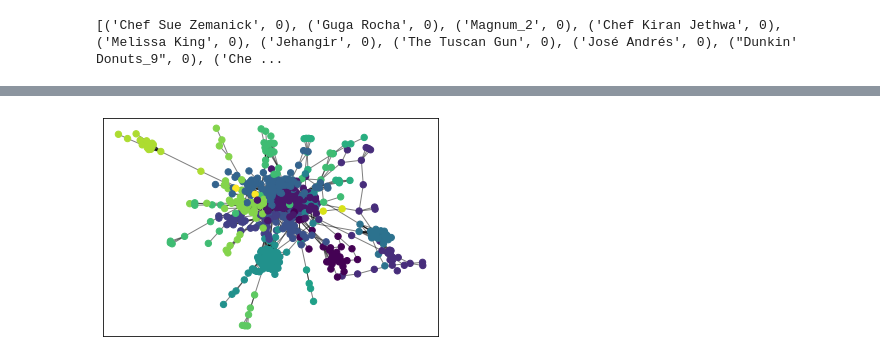
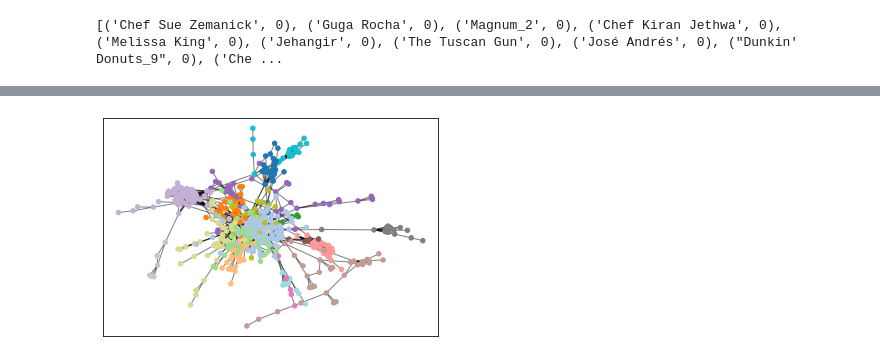
Before and after one commit to Andreaierardi/SocialNetworkAnalysis-project, a Jupyter notebook: project_code.ipynb, the cells around one changed output, grey strips where cells are left out. Saved outputs shown, nothing was run; the diff lists cells and outputs as text; code cells hidden in the pictures.

```diff
--- a/project_code.ipynb
+++ b/project_code.ipynb
@@ -544,14 +543,14 @@ print(list(partition_library.items())[0:20])
 # %%
 # draw the graph
 pos = nx.spring_layout(G)
 # color the nodes according to their partition
-cmap = cm.get_cmap('viridis', max(partition_library.values()) + 1)
-nx.draw_networkx_nodes(G, pos, partition_library.keys(), node_size=40,
+cmap = cm.get_cmap('tab20', max(partition_library.values()) + 1)
+nx.draw_networkx_nodes(G, pos, partition_library.keys(), node_size=20,
                        cmap=cmap, node_color=list(partition_library.values()))
 nx.draw_networkx_edges(G, pos, alpha=0.5)
 plt.show()
 # %% [output]
-[figure, old version]
+[figure, new version]
 # %%
 comms = set(partition_library.values())
 comms
```
Also changed, not shown: parts of 18 cells of this notebook.
